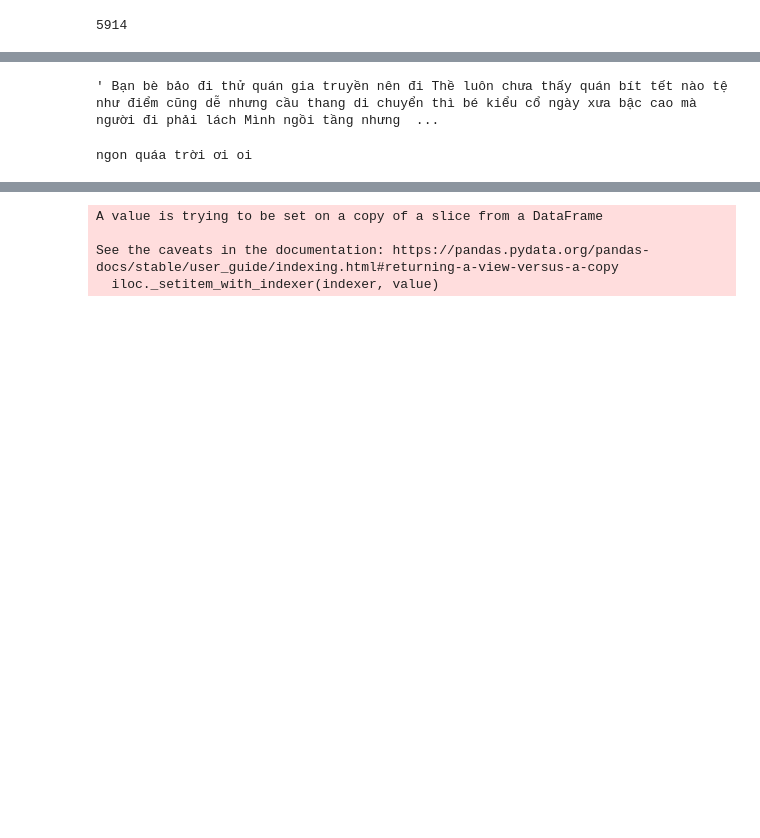
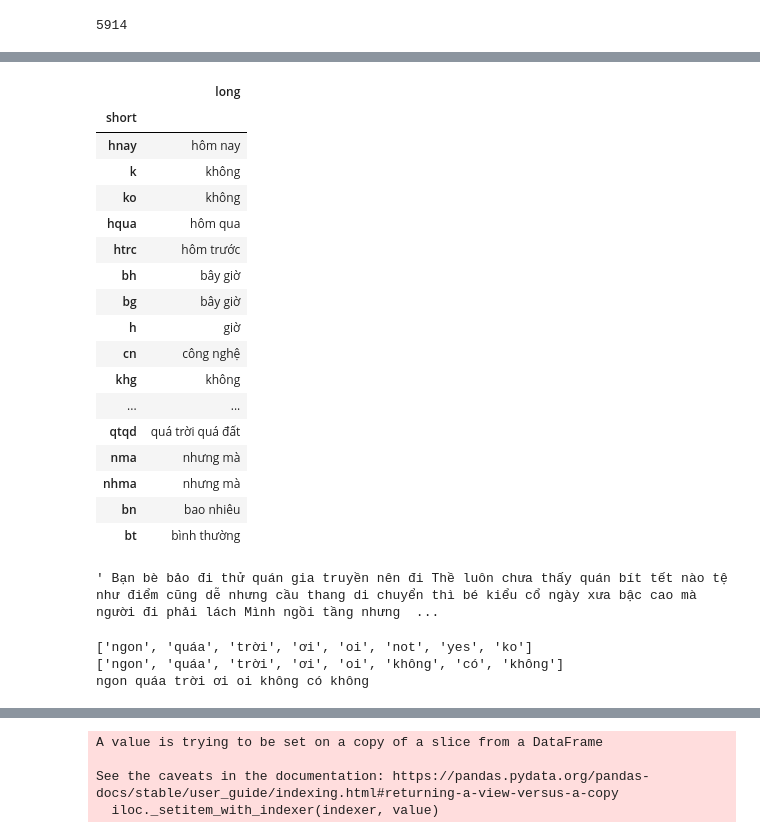
Before and after one commit to kaidn28/devc_fsi_nlp, a Jupyter notebook: nlp.ipynb, the cells around one changed output, grey strips where cells are left out. Cells and saved outputs as stored; diff of their text form; code cells hidden in the pictures; blank space fills up the shorter version.

```diff
--- a/nlp.ipynb
+++ b/nlp.ipynb
@@ -14,3 +52,24 @@ reviews.shape[0]
+# %%
+shortform
+# %% [output]
+|  | long |
+| short |  |
+| hnay | hôm nay |
+| k | không |
+| ko | không |
+| hqua | hôm qua |
+| htrc | hôm trước |
+| bh | bây giờ |
+| bg | bây giờ |
+| h | giờ |
+| cn | công nghệ |
+| khg | không |
+| ... | ... |
+| qtqd | quá trời quá đất |
+| nma | nhưng mà |
+| nhma | nhưng mà |
+| bn | bao nhiêu |
+| bt | bình thường |
 # %%
 reviews.loc[1300]
 # %% [output]
@@ -47,8 +116,10 @@ def preprocessor(text):
     return text
 # %%
-print(preprocessor('ngoonnnnnnnn quáaaaaaa trời ơiiii oiiii <abcxyz> <345345345> |||| 12345맛있고'))
+print(preprocessor('ngoonnnnnnnn quáaaaaaa trời ơiiii oiiii not yes ko <abcxyz> <345345345> |||| 12345맛있고'))
 # %% [output]
-ngon quáa trời ơi oi
+['ngon', 'quáa', 'trời', 'ơi', 'oi', 'not', 'yes', 'ko']
+['ngon', 'quáa', 'trời', 'ơi', 'oi', 'không', 'có', 'không']
+ngon quáa trời ơi oi không có không
 # %%
 # get rid of special characters and convert to lower case
 for i in range (reviews.shape[0]):
```
Also changed, not shown: parts of 29 cells of this notebook, 1 other file.
